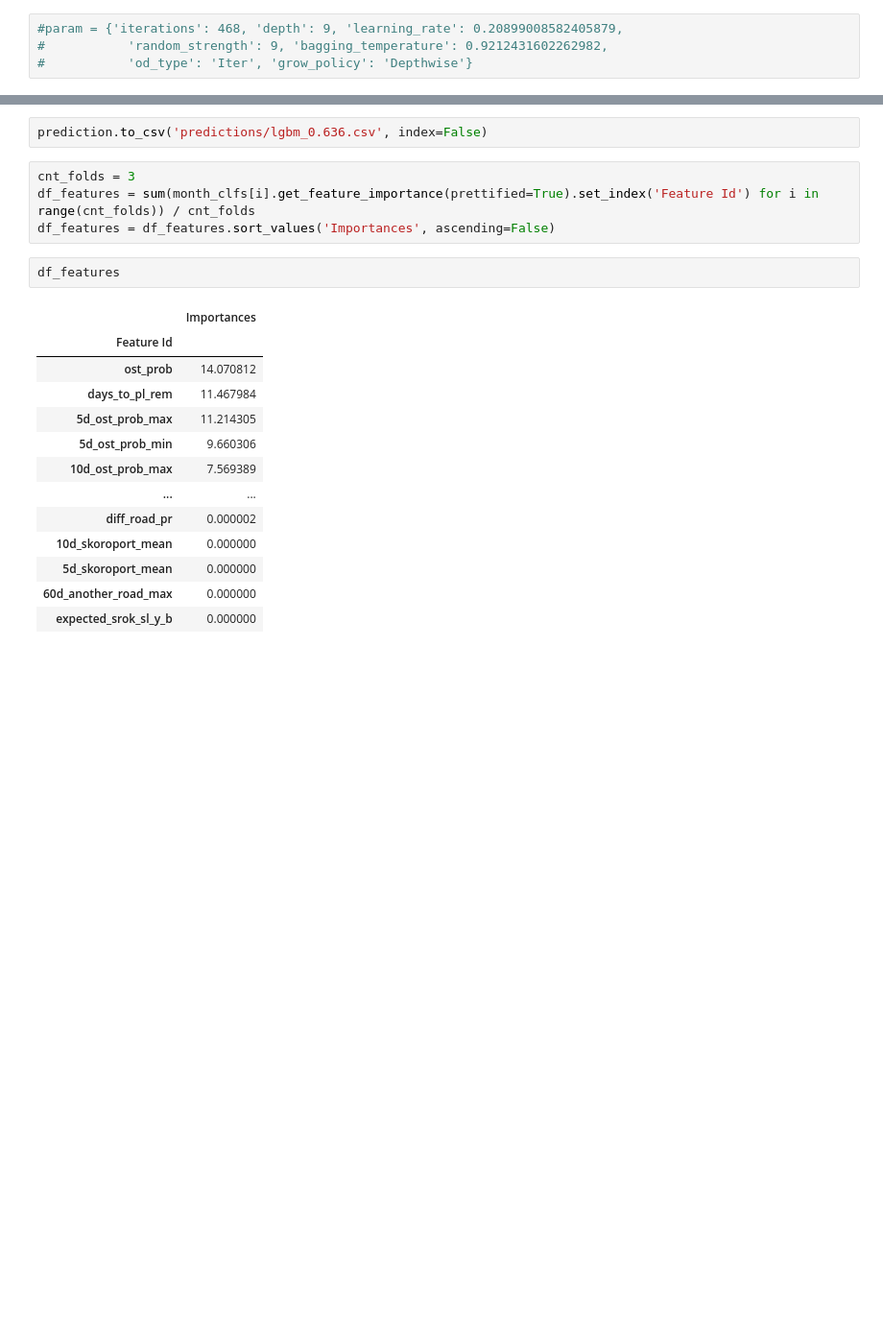
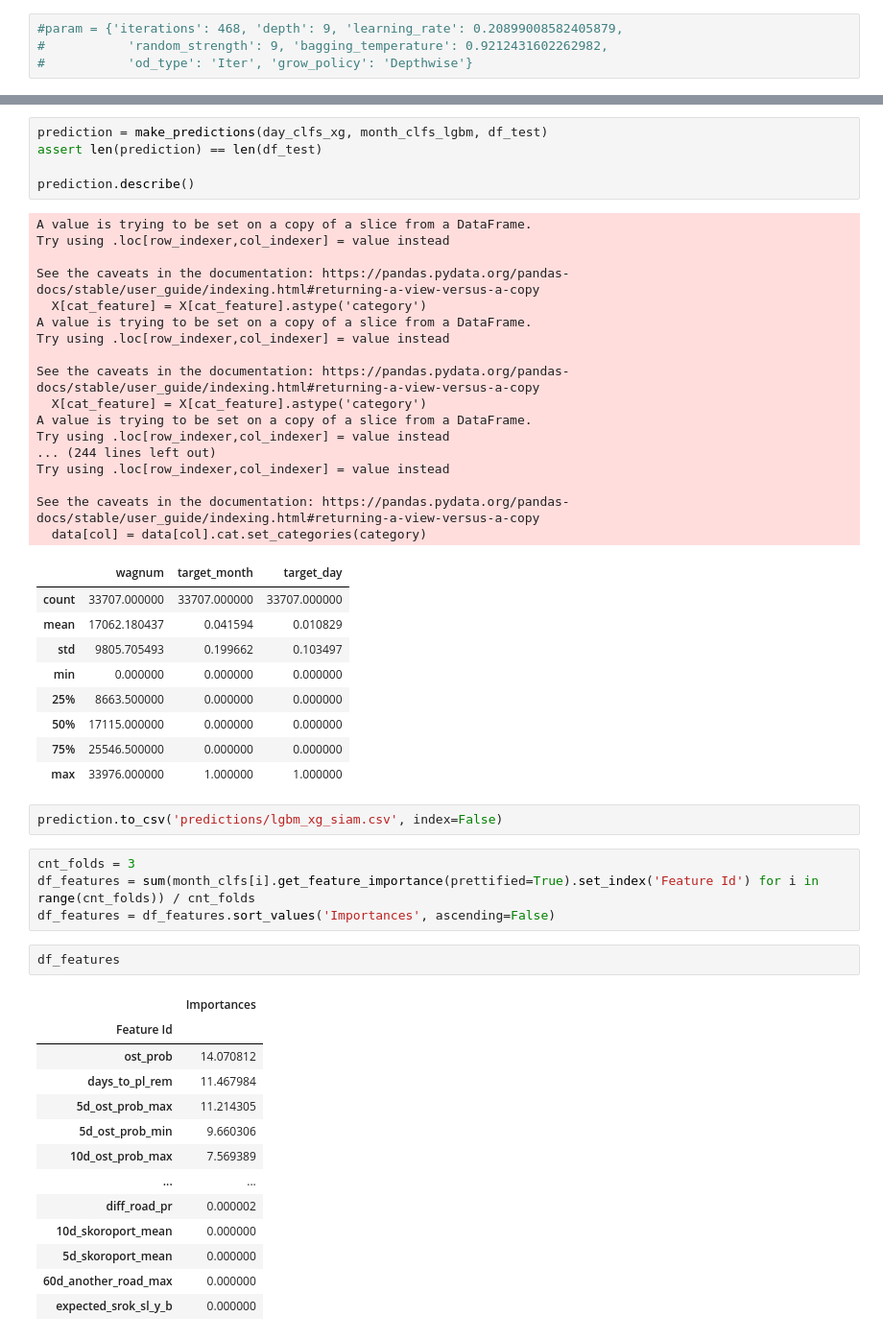
Before and after one commit to Kirill2187/datawagon, a Jupyter notebook: ml/knifeman.ipynb, the cells around one changed output, grey strips where cells are left out. Shown: that part at 96% size. Drawn from its saved outputs; the diff is of its cells as text; blank space fills up the shorter version.

```diff
--- a/ml/knifeman.ipynb
+++ b/ml/knifeman.ipynb
@@ -274,5 +265,37 @@ ValueError: train and valid dataset categorical_feature do not match.
+# %%
+prediction = make_predictions(day_clfs_xg, month_clfs_lgbm, df_test)
+assert len(prediction) == len(df_test)
+
+prediction.describe()
+# %% [output]
+A value is trying to be set on a copy of a slice from a DataFrame.
+Try using .loc[row_indexer,col_indexer] = value instead
+
+See the caveats in the documentation: https://pandas.pydata.org/pandas-docs/stable/user_guide/indexing.html#returning-a-view-versus-a-copy
+  X[cat_feature] = X[cat_feature].astype('category')
+A value is trying to be set on a copy of a slice from a DataFrame.
+Try using .loc[row_indexer,col_indexer] = value instead
+
+See the caveats in the documentation: https://pandas.pydata.org/pandas-docs/stable/user_guide/indexing.html#returning-a-view-versus-a-copy
+  X[cat_feature] = X[cat_feature].astype('category')
+A value is trying to be set on a copy of a slice from a DataFrame.
+Try using .loc[row_indexer,col_indexer] = value instead
+... (244 lines left out)
+Try using .loc[row_indexer,col_indexer] = value instead
+
+See the caveats in the documentation: https://pandas.pydata.org/pandas-docs/stable/user_guide/indexing.html#returning-a-view-versus-a-copy
+  data[col] = data[col].cat.set_categories(category)
+|  | wagnum | target_month | target_day |
+| count | 33707.000000 | 33707.000000 | 33707.000000 |
+| mean | 17062.180437 | 0.041594 | 0.010829 |
+| std | 9805.705493 | 0.199662 | 0.103497 |
+| min | 0.000000 | 0.000000 | 0.000000 |
+| 25% | 8663.500000 | 0.000000 | 0.000000 |
+| 50% | 17115.000000 | 0.000000 | 0.000000 |
+| 75% | 25546.500000 | 0.000000 | 0.000000 |
+| max | 33976.000000 | 1.000000 | 1.000000 |
 # %%
-prediction.to_csv('predictions/lgbm_0.636.csv', index=False)
+prediction.to_csv('predictions/lgbm_xg_siam.csv', index=False)
 # %%
 cnt_folds = 3
 df_features = sum(month_clfs[i].get_feature_importance(prettified=True).set_index('Feature Id') for i in range(cnt_folds)) / cnt_folds
```
Also changed, not shown: parts of 12 cells of this notebook.
